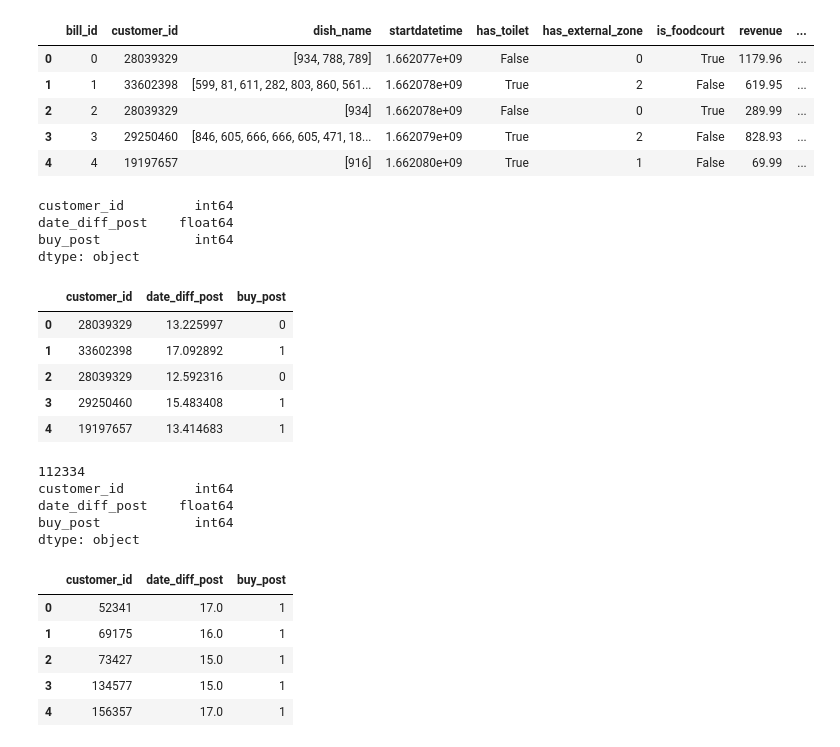
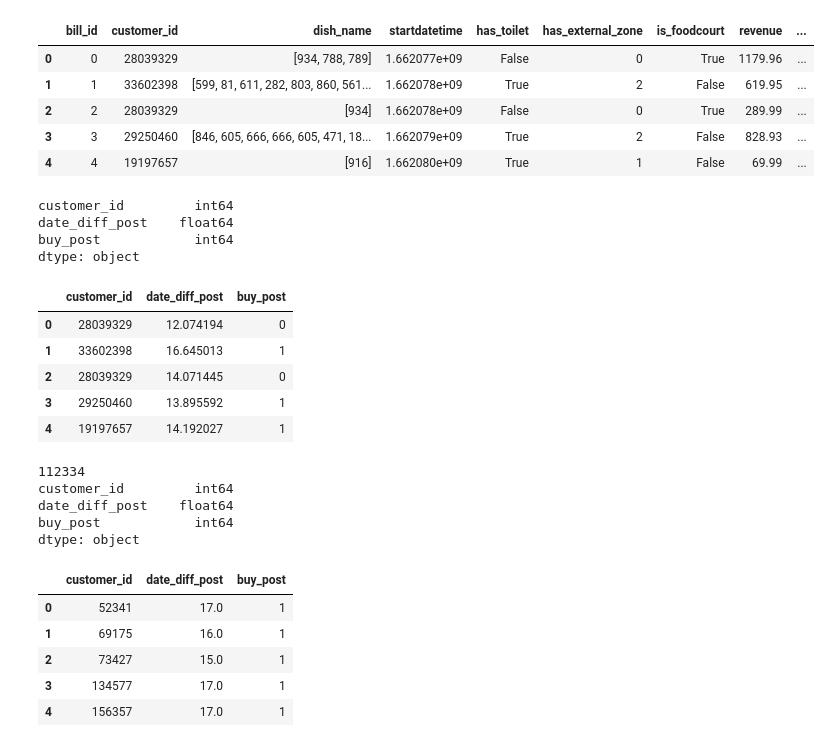
Before and after one commit to a125x/Burger-King-Churn-Hack, a Jupyter notebook: burger-king-churn-hackaton.ipynb, the cells around one changed output. Drawn from its saved outputs; the diff is of its cells as text; code cells hidden in the pictures.

```diff
--- a/burger-king-churn-hackaton.ipynb
+++ b/burger-king-churn-hackaton.ipynb
@@ -21,9 +21,25 @@ for dirname, _, filenames in os.walk('/kaggle/input'):
 /kaggle/input/burger-king-churn/hackaton2023_test.gzip
 # %%
 from catboost import CatBoostClassifier, CatBoostRegressor, Pool
+from xgboost import XGBClassifier
+import lightgbm as lgb
+
 from datetime import datetime
+
 from sklearn.model_selection import train_test_split
 from sklearn.preprocessing import LabelEncoder
+from sklearn.metrics import f1_score
+
+import shap
+import scikitplot as skplt
+import matplotlib.pyplot as plt
+import seaborn as sns
+
+%matplotlib inline
+
+pd.options.display.max_columns = None
+pd.options.display.max_rows = None
+
 import warnings
 warnings.filterwarnings('ignore')
 # %% [markdown]
@@ -156,7 +172,7 @@ cat_feat = ['has_external_zone', 'has_toilet', 'is_foodcourt']
 # %% [markdown]
 # Train test split
 # %%
-x = data[[column for column in data.columns if column not in ['buy_post', 'date_diff_post', 'customer_id', 'dish_name']]]
+x = data[[column for column in data.columns if column not in ['buy_post', 'date_diff_post', 'customer_id', 'dish_name', 'bill_id']]]
 y = data[['buy_post', 'date_diff_post']]
 y_clf = y['buy_post']
 y_reg = y['date_diff_post']
@@ -301,4 +337,4 @@ cbr.eval_metrics(eval_pool_reg, metrics=['MAE', 'Poisson', 'Quantile', 'RMSE', '
 # %%
-cbc = CatBoostClassifier(iterations=100, learning_rate=0.4, depth=8, l2_leaf_reg=10, loss_function='Logloss')
+cbc = CatBoostClassifier(iterations=200, learning_rate=0.4, depth=8, l2_leaf_reg=10, loss_function='Logloss')
 cbc.fit(full_train_clf, eval_set=eval_pool_clf)
 # %% [output]
@@ -322,5 +358,5 @@ bestIteration = 99
 <catboost.core.CatBoostClassifier at 0x...>
 # %%
-cbr = CatBoostRegressor(iterations=100, learning_rate=0.4, depth=8, l2_leaf_reg=10)
+cbr = CatBoostRegressor(iterations=200, learning_rate=0.4, depth=8, l2_leaf_reg=10)
 cbr.fit(full_train_reg, eval_set=eval_pool_reg)
 # %% [output]
@@ -375,24 +427,24 @@ test_data.head()
 # %%
 out = pd.DataFrame()
 out['customer_id'] = test_data['customer_id']
-test_x = test_data[[column for column in data.columns if column not in ['buy_post', 'date_diff_post', 'customer_id', 'dish_name']]]
+test_x = test_data[[column for column in data.columns if column not in ['buy_post', 'date_diff_post', 'customer_id', 'dish_name', 'bill_id']]]
 
 out['date_diff_post'] = cbr.predict(test_x)
 out['buy_post'] = cbc.predict(test_x)
 
 print(out.dtypes)
 out.head()
 # %% [output]
 customer_id         int64
 date_diff_post    float64
 buy_post            int64
 dtype: object
 |  | customer_id | date_diff_post | buy_post |
-| 0 | 28039329 | 13.225997 | 0 |
-| 1 | 33602398 | 17.092892 | 1 |
-| 2 | 28039329 | 12.592316 | 0 |
-| 3 | 29250460 | 15.483408 | 1 |
-| 4 | 19197657 | 13.414683 | 1 |
+| 0 | 28039329 | 12.074194 | 0 |
+| 1 | 33602398 | 16.645013 | 1 |
+| 2 | 28039329 | 14.071445 | 0 |
+| 3 | 29250460 | 13.895592 | 1 |
+| 4 | 19197657 | 14.192027 | 1 |
 # %%
 #aggregate predictions for paychecks to formulate a prediction for a single user
 out = out.groupby('customer_id', as_index=False).mean().round(0)
@@ -416,7 +468,7 @@ dtype: object
 | 0 | 52341 | 17.0 | 1 |
 | 1 | 69175 | 16.0 | 1 |
 | 2 | 73427 | 15.0 | 1 |
-| 3 | 134577 | 15.0 | 1 |
+| 3 | 134577 | 17.0 | 1 |
 | 4 | 156357 | 17.0 | 1 |
 # %%
 out.to_csv('/kaggle/working/solution.csv', sep=';')
```
Also changed, not shown: parts of 25 cells of this notebook.
